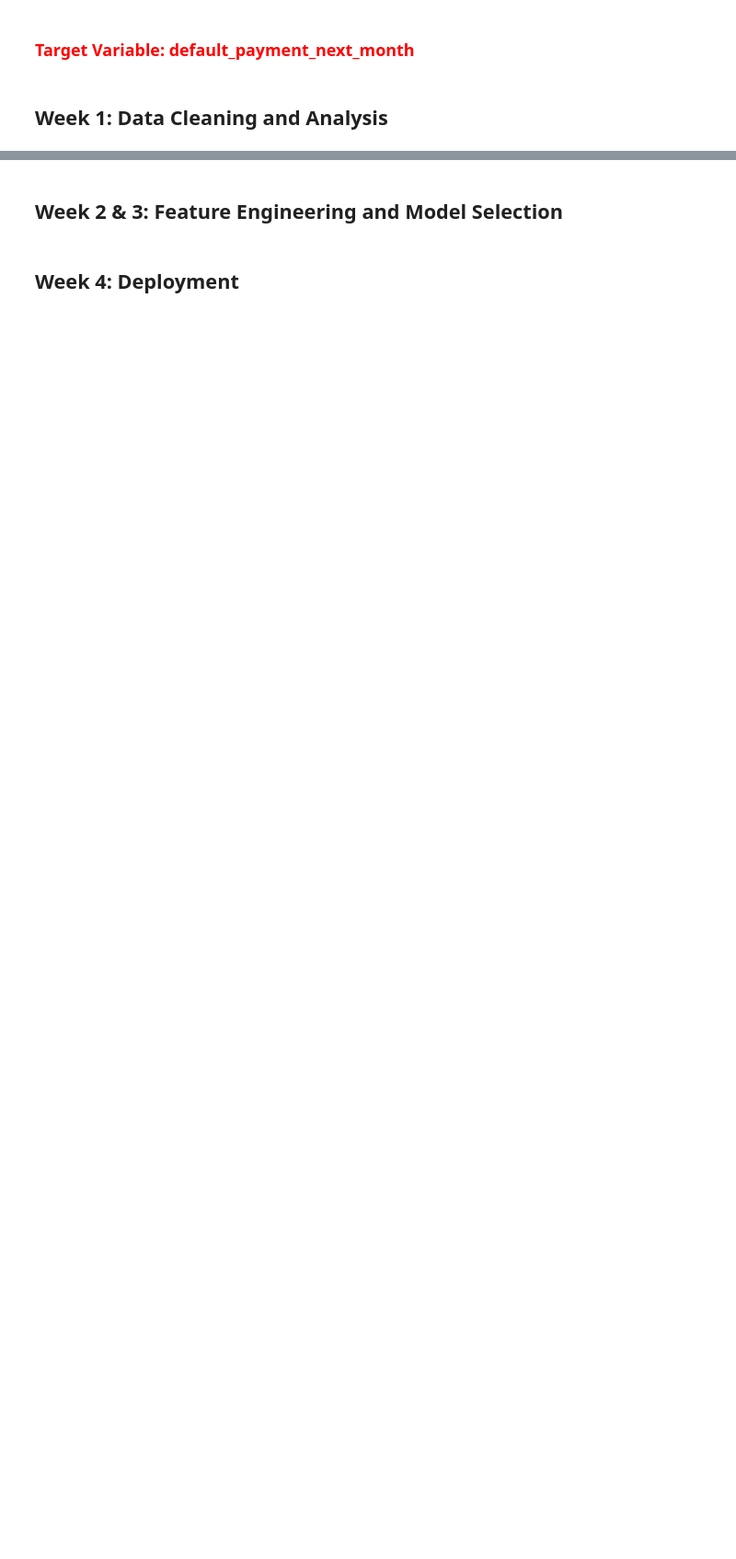
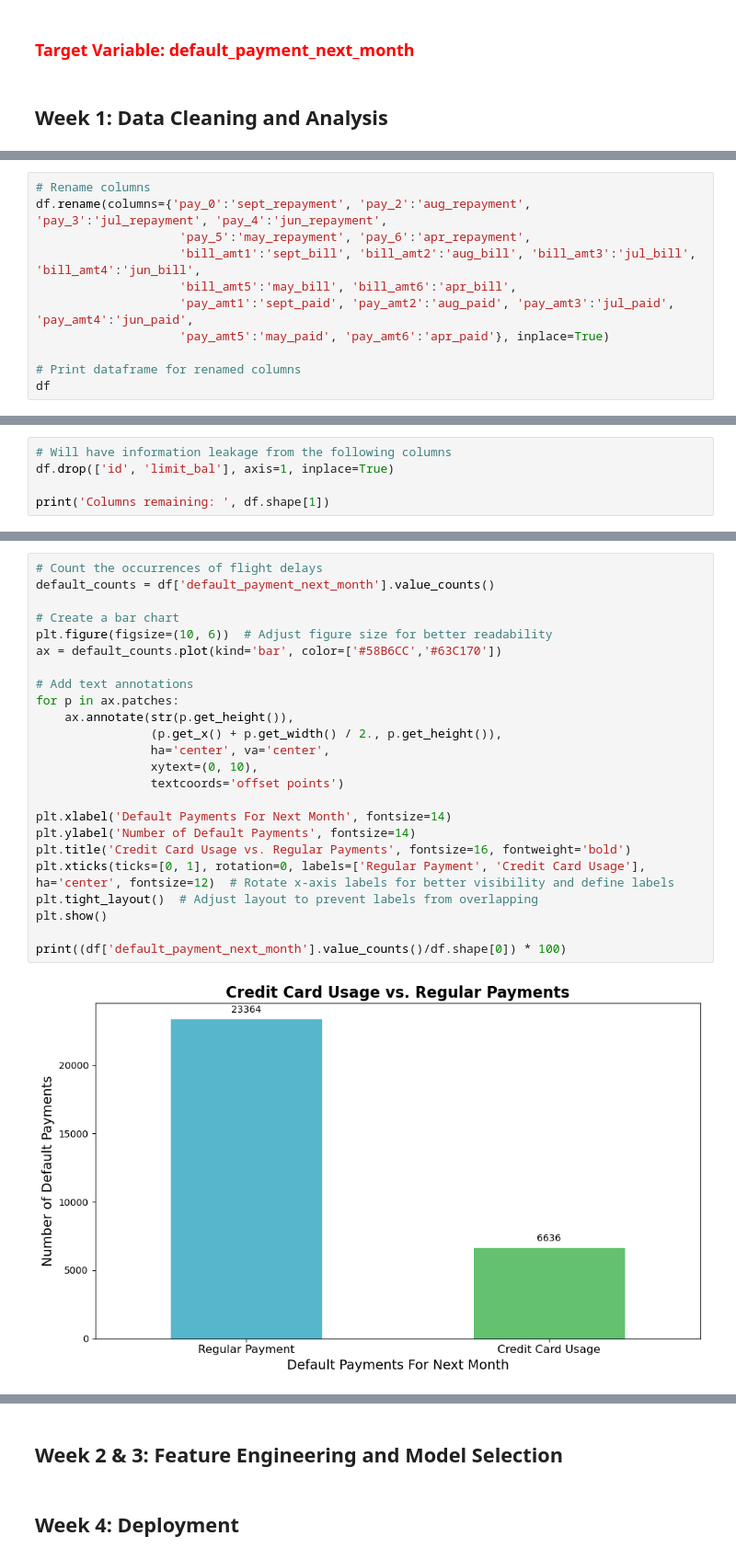
Before and after one commit to ohinson01/SDS-CP014-credit-card-default-pred, a Jupyter notebook: notebooks/olivia-hinson/olivia-credit-card-default-pred.ipynb, the cells around one changed output, grey strips where cells are left out. Shown at 92% size. Cells and saved outputs as stored; diff of their text form; blank space fills up the shorter version.

```diff
--- a/notebooks/olivia-hinson/olivia-credit-card-default-pred.ipynb
+++ b/notebooks/olivia-hinson/olivia-credit-card-default-pred.ipynb
@@ -56,0 +79,11 @@ df
+# %%
+# Rename columns
+df.rename(columns={'pay_0':'sept_repayment', 'pay_2':'aug_repayment', 'pay_3':'jul_repayment', 'pay_4':'jun_repayment',
+                    'pay_5':'may_repayment', 'pay_6':'apr_repayment',
+                    'bill_amt1':'sept_bill', 'bill_amt2':'aug_bill', 'bill_amt3':'jul_bill', 'bill_amt4':'jun_bill',
+                    'bill_amt5':'may_bill', 'bill_amt6':'apr_bill',
+                    'pay_amt1':'sept_paid', 'pay_amt2':'aug_paid', 'pay_amt3':'jul_paid', 'pay_amt4':'jun_paid',
+                    'pay_amt5':'may_paid', 'pay_amt6':'apr_paid'}, inplace=True)
+
+# Print dataframe for renamed columns
+df
@@ -56,0 +158,5 @@ df
+# %%
+# Will have information leakage from the following columns
+df.drop(['id', 'limit_bal'], axis=1, inplace=True)
+
+print('Columns remaining: ', df.shape[1])
@@ -56,0 +186,26 @@ df
+# %%
+# Count the occurrences of flight delays
+default_counts = df['default_payment_next_month'].value_counts()
+
+# Create a bar chart
+plt.figure(figsize=(10, 6))  # Adjust figure size for better readability
+ax = default_counts.plot(kind='bar', color=['#58B6CC','#63C170'])
+
+# Add text annotations
+for p in ax.patches:
+    ax.annotate(str(p.get_height()),
+                (p.get_x() + p.get_width() / 2., p.get_height()),
+                ha='center', va='center',
+                xytext=(0, 10),
+                textcoords='offset points')
+
+plt.xlabel('Default Payments For Next Month', fontsize=14)
+plt.ylabel('Number of Default Payments', fontsize=14)
+plt.title('Credit Card Usage vs. Regular Payments', fontsize=16, fontweight='bold')
+plt.xticks(ticks=[0, 1], rotation=0, labels=['Regular Payment', 'Credit Card Usage'], ha='center', fontsize=12)  # Rotate x-axis labels for better visibility and define labels
+plt.tight_layout()  # Adjust layout to prevent labels from overlapping
+plt.show()
+
+print((df['default_payment_next_month'].value_counts()/df.shape[0]) * 100)
+# %% [output]
+[figure, added]
```
Also changed, not shown: parts of 17 cells of this notebook.
